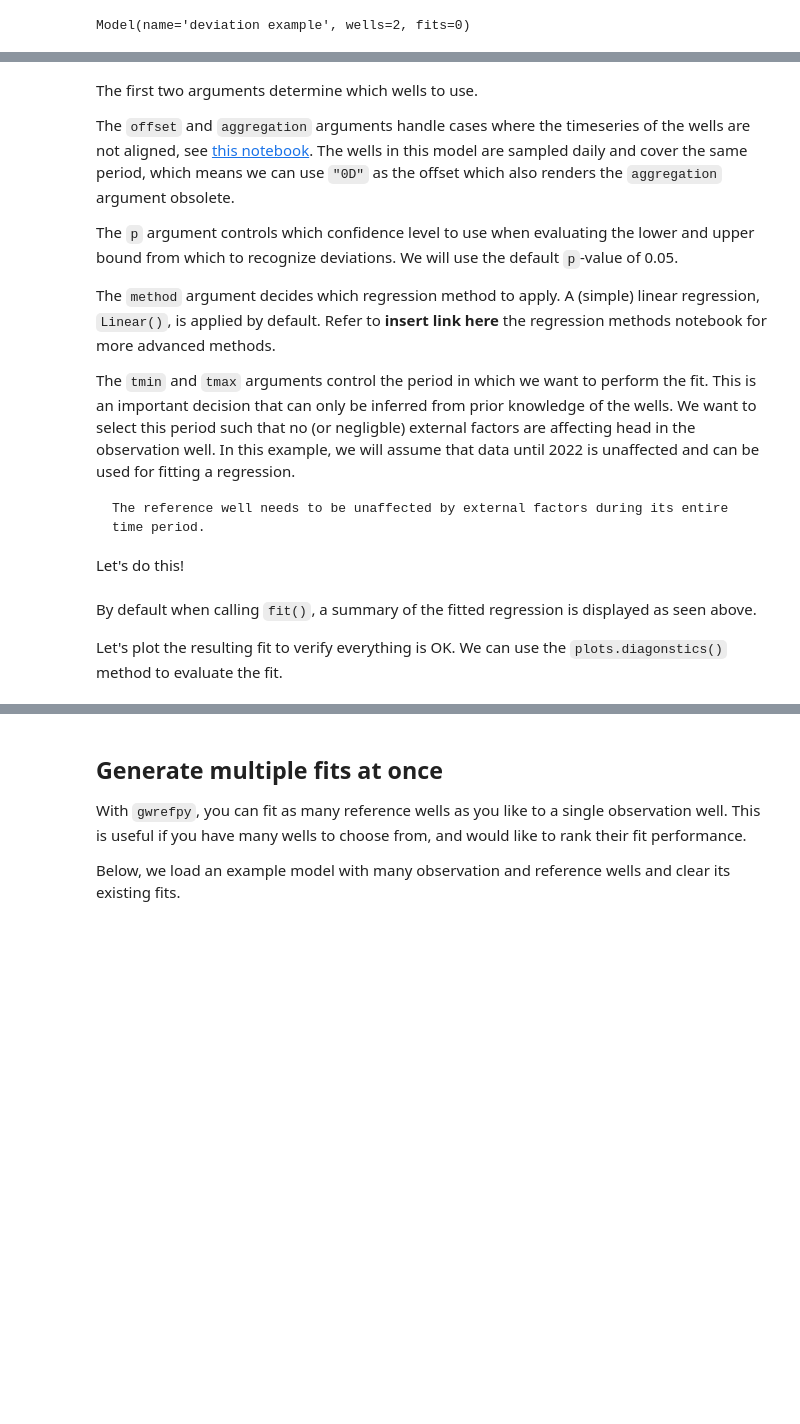
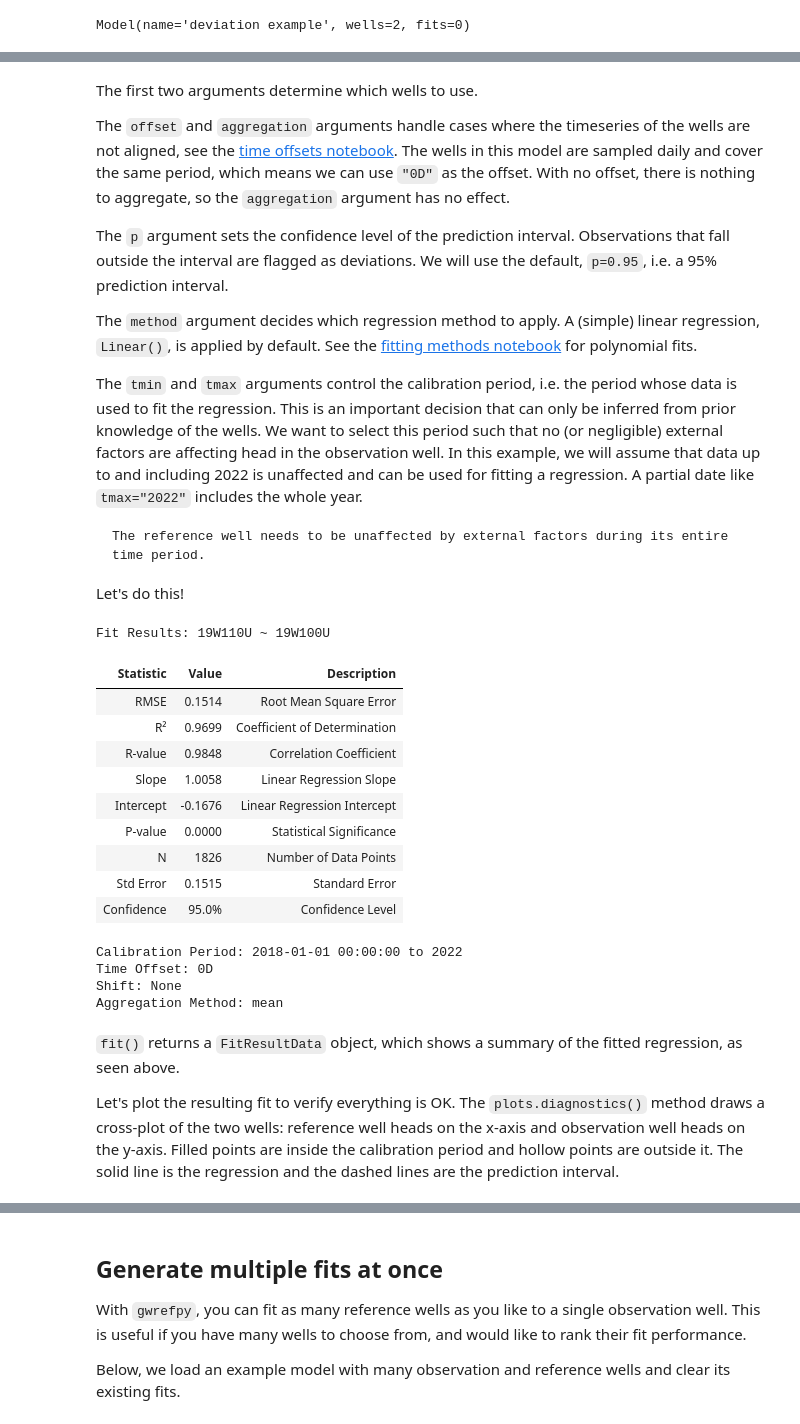
Before and after one commit to sgfsweden/gwrefpy, a Jupyter notebook: docs/user_guide/2_fitting_wells.ipynb, the cells around one changed output, grey strips where cells are left out. Drawn from its saved outputs; the diff is of its cells as text; code cells hidden in the pictures; blank space fills up the shorter version.

````diff
--- a/docs/user_guide/2_fitting_wells.ipynb
+++ b/docs/user_guide/2_fitting_wells.ipynb
@@ -75,13 +70,13 @@ fit(obs_well: gwrefpy.well.Well | list[gwrefpy.well.Well] | str | list[str], ref
 # %% [markdown]
 The first two arguments determine which wells to use.
 
-The `offset` and `aggregation` arguments handle cases where the timeseries of the wells are not aligned, see [this notebook](). The wells in this model are sampled daily and cover the same period, which means we can use `"0D"` as the offset which also renders the `aggregation` argument obsolete.
+The `offset` and `aggregation` arguments handle cases where the timeseries of the wells are not aligned, see the [time offsets notebook](3_time_offsets.ipynb). The wells in this model are sampled daily and cover the same period, which means we can use `"0D"` as the offset. With no offset, there is nothing to aggregate, so the `aggregation` argument has no effect.
 
-The `p` argument controls which confidence level to use when evaluating the lower and upper bound from which to recognize deviations. We will use the default `p`-value of 0.05.
+The `p` argument sets the confidence level of the prediction interval. Observations that fall outside the interval are flagged as deviations. We will use the default, `p=0.95`, i.e. a 95% prediction interval.
 
-The `method` argument decides which regression method to apply. A (simple) linear regression, `Linear()`, is applied by default. Refer to **insert link here** the regression methods notebook for more advanced methods.
+The `method` argument decides which regression method to apply. A (simple) linear regression, `Linear()`, is applied by default. See the [fitting methods notebook](7_fitting_methods.ipynb) for polynomial fits.
 
-The `tmin` and `tmax` arguments control the period in which we want to perform the fit. This is an important decision that can only be inferred from prior knowledge of the wells. We want to select this period such that no (or negligble) external factors are affecting head in the observation well. In this example, we will assume that data until 2022 is unaffected and can be used for fitting a regression.
+The `tmin` and `tmax` arguments control the calibration period, i.e. the period whose data is used to fit the regression. This is an important decision that can only be inferred from prior knowledge of the wells. We want to select this period such that no (or negligible) external factors are affecting head in the observation well. In this example, we will assume that data up to and including 2022 is unaffected and can be used for fitting a regression. A partial date like `tmax="2022"` includes the whole year.
 
 ```{important}
 The reference well needs to be unaffected by external factors during its entire time period.
@@ -91,14 +86,31 @@ Let's do this!
 # %%
 fit = model.fit(
     obs_well="19W110U",
     ref_well="19W100U",
     offset="0D",
-    tmax="2022"
+    tmax="2022",
 )
+fit
+# %% [output]
+Fit Results: 19W110U ~ 19W100U
+| Statistic | Value | Description |
+| RMSE | 0.1514 | Root Mean Square Error |
+| R² | 0.9699 | Coefficient of Determination |
+| R-value | 0.9848 | Correlation Coefficient |
+| Slope | 1.0058 | Linear Regression Slope |
+| Intercept | -0.1676 | Linear Regression Intercept |
+| P-value | 0.0000 | Statistical Significance |
+| N | 1826 | Number of Data Points |
+| Std Error | 0.1515 | Standard Error |
+| Confidence | 95.0% | Confidence Level |
+Calibration Period: 2018-01-01 00:00:00 to 2022
+Time Offset: 0D
+Shift: None
+Aggregation Method: mean
 # %% [markdown]
-By default when calling `fit()`, a summary of the fitted regression is displayed as seen above.
+`fit()` returns a `FitResultData` object, which shows a summary of the fitted regression, as seen above.
 
-Let's plot the resulting fit to verify everything is OK. We can use the `plots.diagonstics()` method to evaluate the fit.
+Let's plot the resulting fit to verify everything is OK. The `plots.diagnostics()` method draws a cross-plot of the two wells: reference well heads on the x-axis and observation well heads on the y-axis. Filled points are inside the calibration period and hollow points are outside it. The solid line is the regression and the dashed lines are the prediction interval.
 # %%
 fit.plots.diagnostics();
 # %% [output]
````
Also changed, not shown: parts of 22 cells of this notebook, 3 other files.
